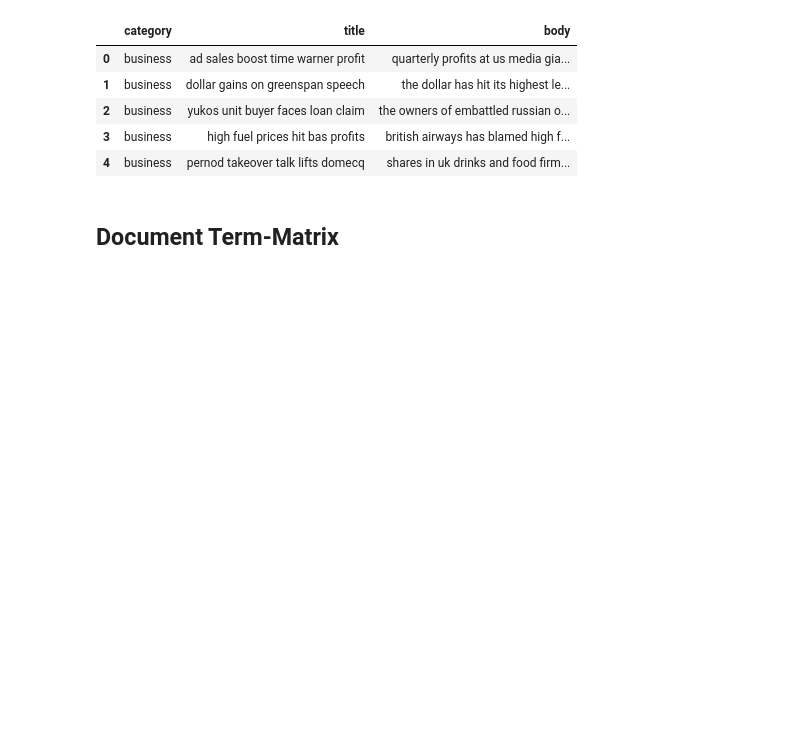
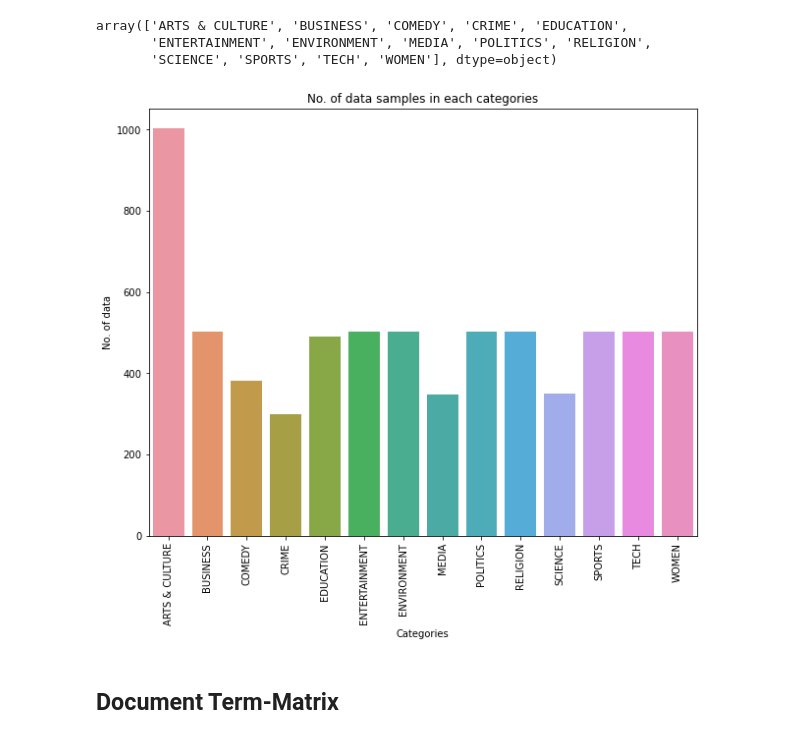
Before and after one commit to TimilsinaBimal/News-Article-Classifier, a Jupyter notebook: notebooks/[ArticleCategorization]_Data_Preprocessing.ipynb, the cells around one changed output. Saved outputs shown, nothing was run; the diff lists cells and outputs as text; code cells hidden in the pictures; blank space fills up the shorter version.

```diff
--- a/notebooks/[ArticleCategorization]_Data_Preprocessing.ipynb
+++ b/notebooks/[ArticleCategorization]_Data_Preprocessing.ipynb
@@ -33,15 +57,28 @@ def clean_string(column):
     column = column.apply(remove_extra_whitespaces)
     return column
+# %%
+categories = df['category'].unique()
+sizes = [df[df['category'] == category].shape[0] for category in categories]
+categories
+# %% [output]
+array(['ARTS & CULTURE', 'BUSINESS', 'COMEDY', 'CRIME', 'EDUCATION',
+       'ENTERTAINMENT', 'ENVIRONMENT', 'MEDIA', 'POLITICS', 'RELIGION',
+       'SCIENCE', 'SPORTS', 'TECH', 'WOMEN'], dtype=object)
+# %%
+import seaborn as sns
+
+fig = plt.figure(figsize=(10,8))
+bplot = sns.barplot(x=categories, y=sizes)
+bplot.set_title("No. of data samples in each categories")
+bplot.set_xlabel("Categories")
+bplot.set_ylabel("No. of data")
+for item in bplot.get_xticklabels():
+    item.set_rotation(90)
+
+plt.savefig("../figures/no_saples.png")
+# %% [output]
+[figure, added]
 # %%
 df['body'] = clean_string(df['body'])
 df['title'] = clean_string(df['title'])
-# %%
-df.head()
-# %% [output]
-|  | category | title | body |
-| 0 | business | ad sales boost time warner profit | quarterly profits at us media gia... |
-| 1 | business | dollar gains on greenspan speech | the dollar has hit its highest le... |
-| 2 | business | yukos unit buyer faces loan claim | the owners of embattled russian o... |
-| 3 | business | high fuel prices hit bas profits | british airways has blamed high f... |
-| 4 | business | pernod takeover talk lifts domecq | shares in uk drinks and food firm... |
 # %%
```
Also changed, not shown: parts of 9 cells of this notebook.
